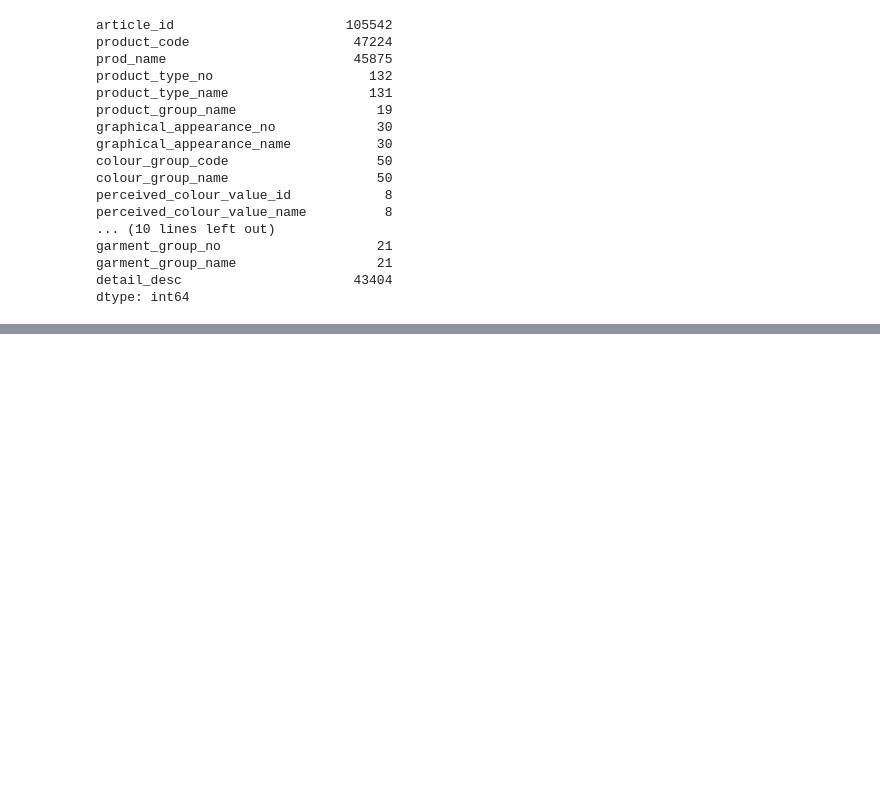
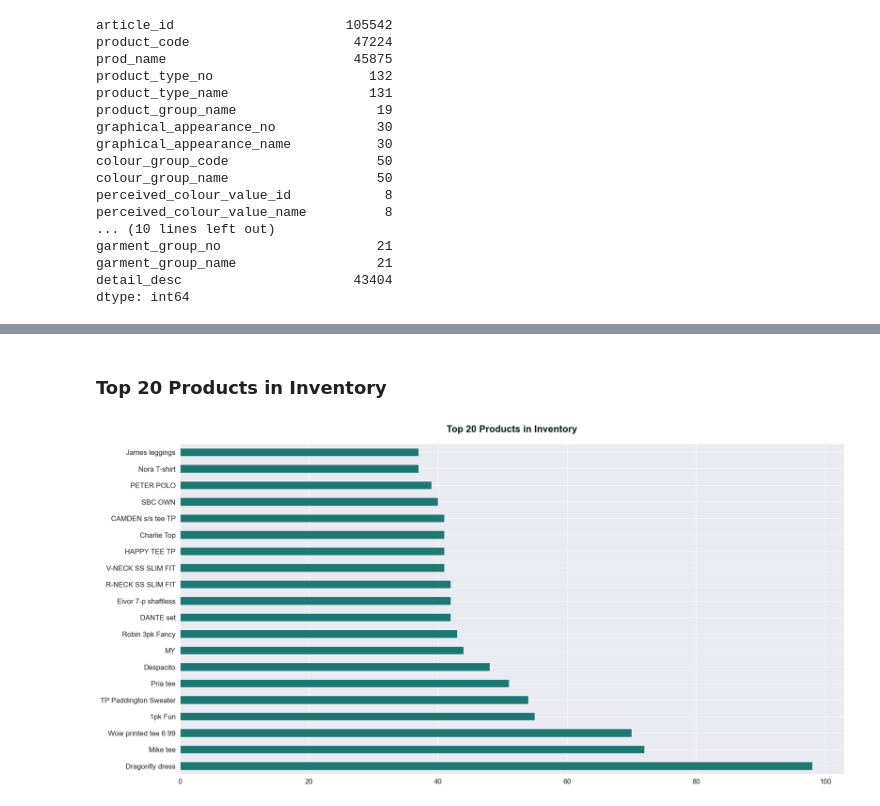
Before and after one commit to gloriahwoang/EcommerceRecSys, a Jupyter notebook: code/EDA.ipynb, the cells around one changed output, grey strips where cells are left out. Saved outputs shown, nothing was run; the diff lists cells and outputs as text; code cells hidden in the pictures; blank space fills up the shorter version.

```diff
--- a/code/EDA.ipynb
+++ b/code/EDA.ipynb
@@ -100,0 +137,10 @@ dtype: int64
+# %% [markdown]
+### Top 20 Products in Inventory
+# %%
+fig = plt.figure(figsize=(20, 10))
+top20 = articles['prod_name'].value_counts(ascending=False)[:20].plot(kind='barh', color='#1D7874')
+plt.title('Top 20 Products in Inventory', fontsize=16, color="#071E22", pad=20, fontweight="bold")
+plt.tick_params(axis='both', which='major', labelsize=12)
+plt.show()
+# %% [output]
+[figure, added]
```
Also changed, not shown: parts of 30 cells of this notebook, 7 other files.
